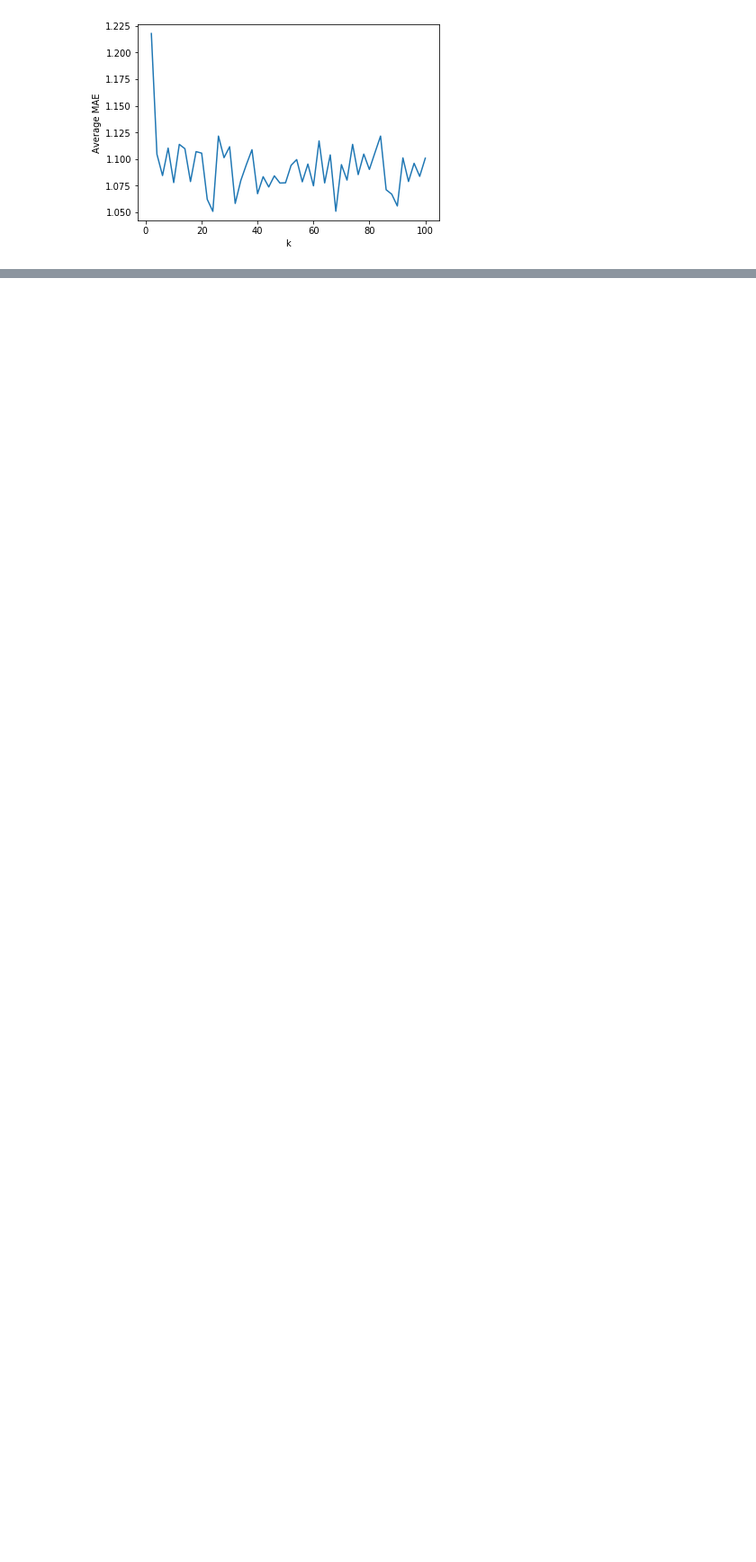
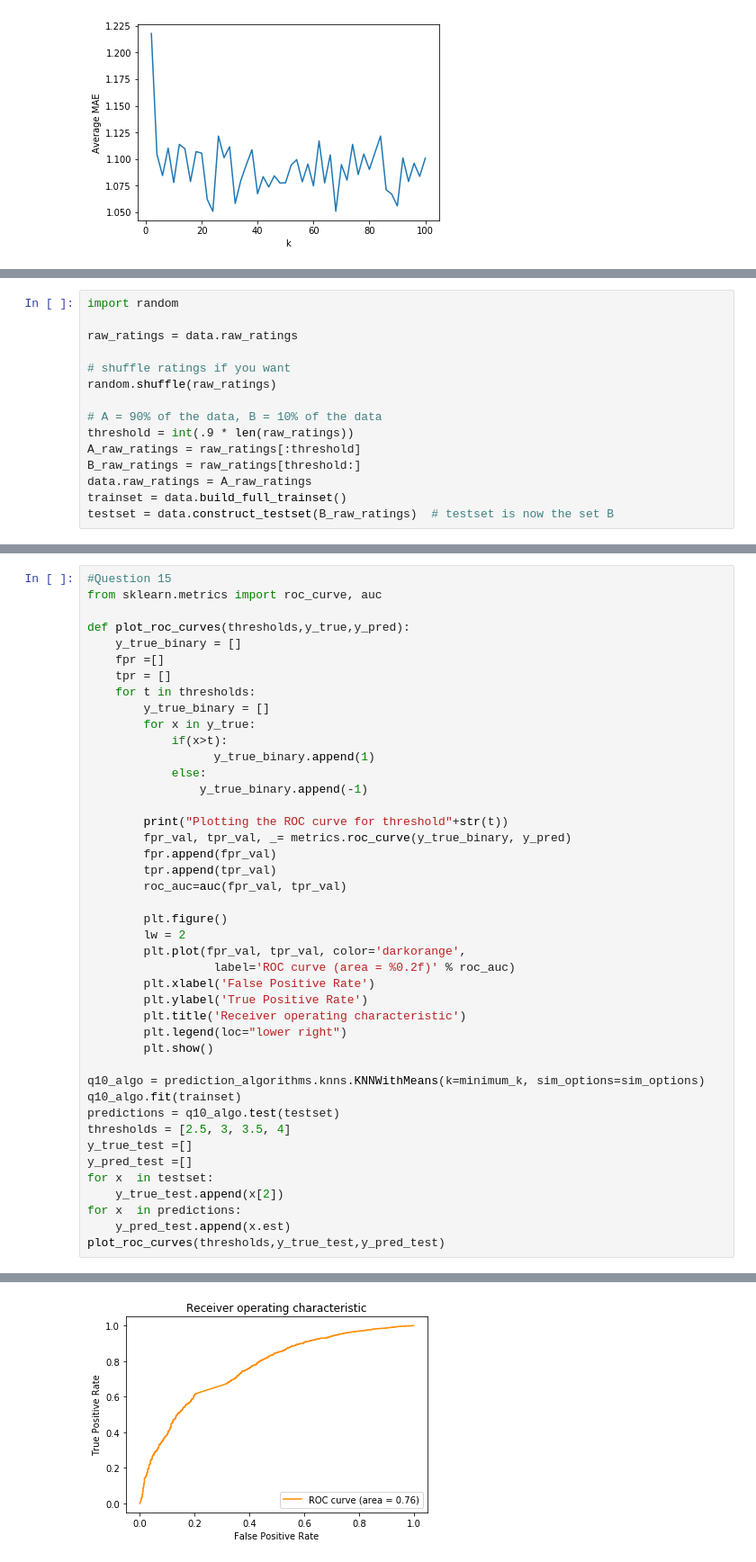
Before and after one commit to rupadevan94/large-scale-data-mining, a Jupyter notebook: Project3latest.ipynb, the cells around one changed output, grey strips where cells are left out. Shown at 90% size. Saved outputs shown, nothing was run; the diff lists cells and outputs as text; blank space fills up the shorter version.

Commit message:
Update Project3latest.ipynb
till question 29(including)

```diff
--- a/Project3latest.ipynb
+++ b/Project3latest.ipynb
@@ -247,0 +252,15 @@ MAE:  1.1224
+# %%
+import random
+
+raw_ratings = data.raw_ratings
+
+# shuffle ratings if you want
+random.shuffle(raw_ratings)
+
+# A = 90% of the data, B = 10% of the data
+threshold = int(.9 * len(raw_ratings))
+A_raw_ratings = raw_ratings[:threshold]
+B_raw_ratings = raw_ratings[threshold:]
+data.raw_ratings = A_raw_ratings
+trainset = data.build_full_trainset()
+testset = data.construct_testset(B_raw_ratings)  # testset is now the set B
@@ -247,0 +269,44 @@ MAE:  1.1224
+# %%
+#Question 15
+from sklearn.metrics import roc_curve, auc
+
+def plot_roc_curves(thresholds,y_true,y_pred):
+    y_true_binary = []
+    fpr =[]
+    tpr = []
+    for t in thresholds:
+        y_true_binary = []
+        for x in y_true:
+            if(x>t):
+                  y_true_binary.append(1)
+            else:
+                y_true_binary.append(-1)
+
+        print("Plotting the ROC curve for threshold"+str(t))
+        fpr_val, tpr_val, _= metrics.roc_curve(y_true_binary, y_pred)
+        fpr.append(fpr_val)
+        tpr.append(tpr_val)
+        roc_auc=auc(fpr_val, tpr_val)
+
+        plt.figure()
+        lw = 2
+        plt.plot(fpr_val, tpr_val, color='darkorange',
+                  label='ROC curve (area = %0.2f)' % roc_auc)
+        plt.xlabel('False Positive Rate')
+        plt.ylabel('True Positive Rate')
+        plt.title('Receiver operating characteristic')
+        plt.legend(loc="lower right")
+        plt.show()
+
+q10_algo = prediction_algorithms.knns.KNNWithMeans(k=minimum_k, sim_options=sim_options)
+q10_algo.fit(trainset)
+predictions = q10_algo.test(testset)
+thresholds = [2.5, 3, 3.5, 4]
+y_true_test =[]
+y_pred_test =[]
+for x  in testset:
+    y_true_test.append(x[2])
+for x  in predictions:
+    y_pred_test.append(x.est)
+plot_roc_curves(thresholds,y_true_test,y_pred_test)
+# %% [output]
@@ -247,0 +320 @@ MAE:  1.1224
+[figure, added]
```
Also changed, not shown: parts of 26 cells of this notebook.
